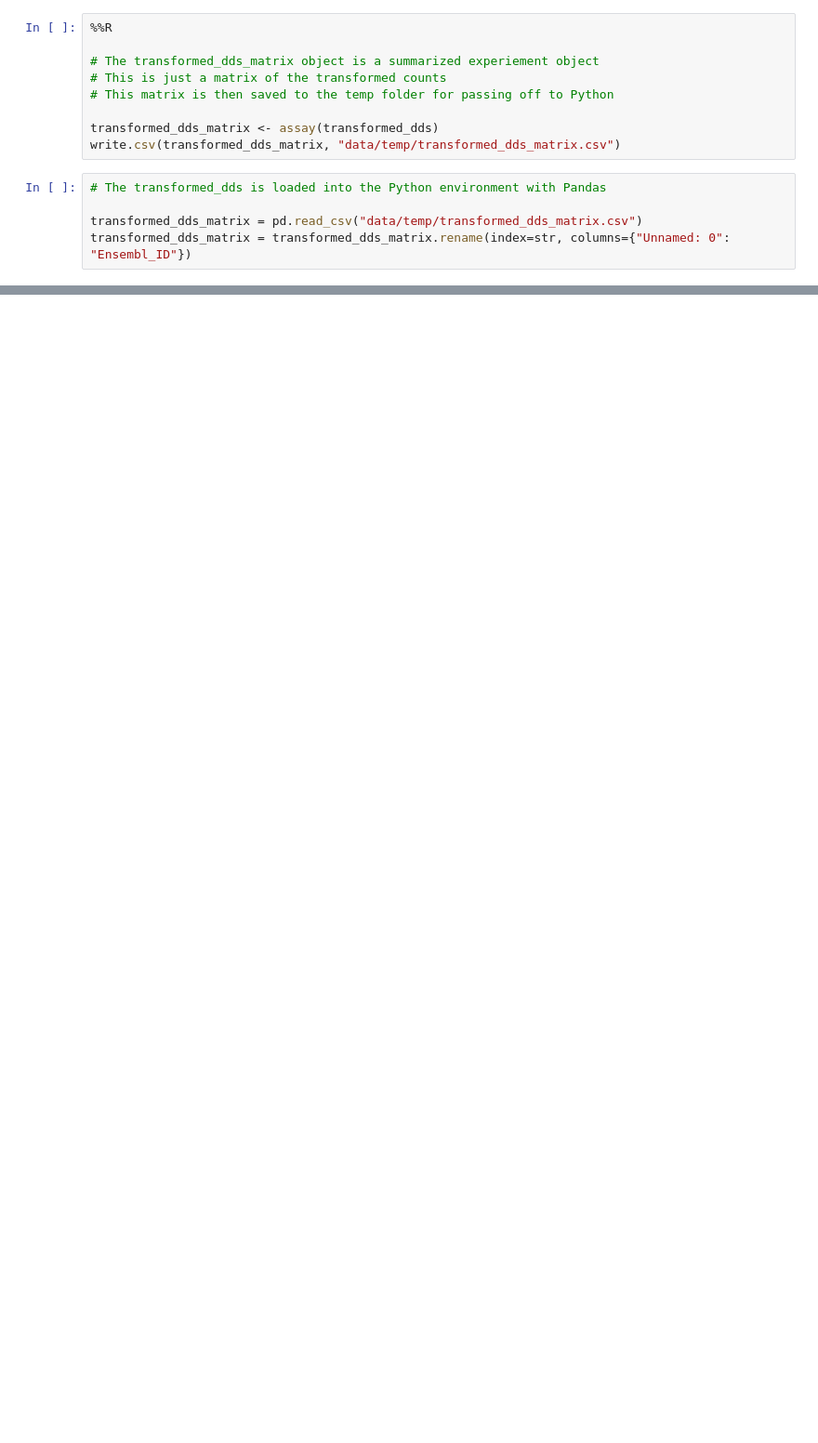
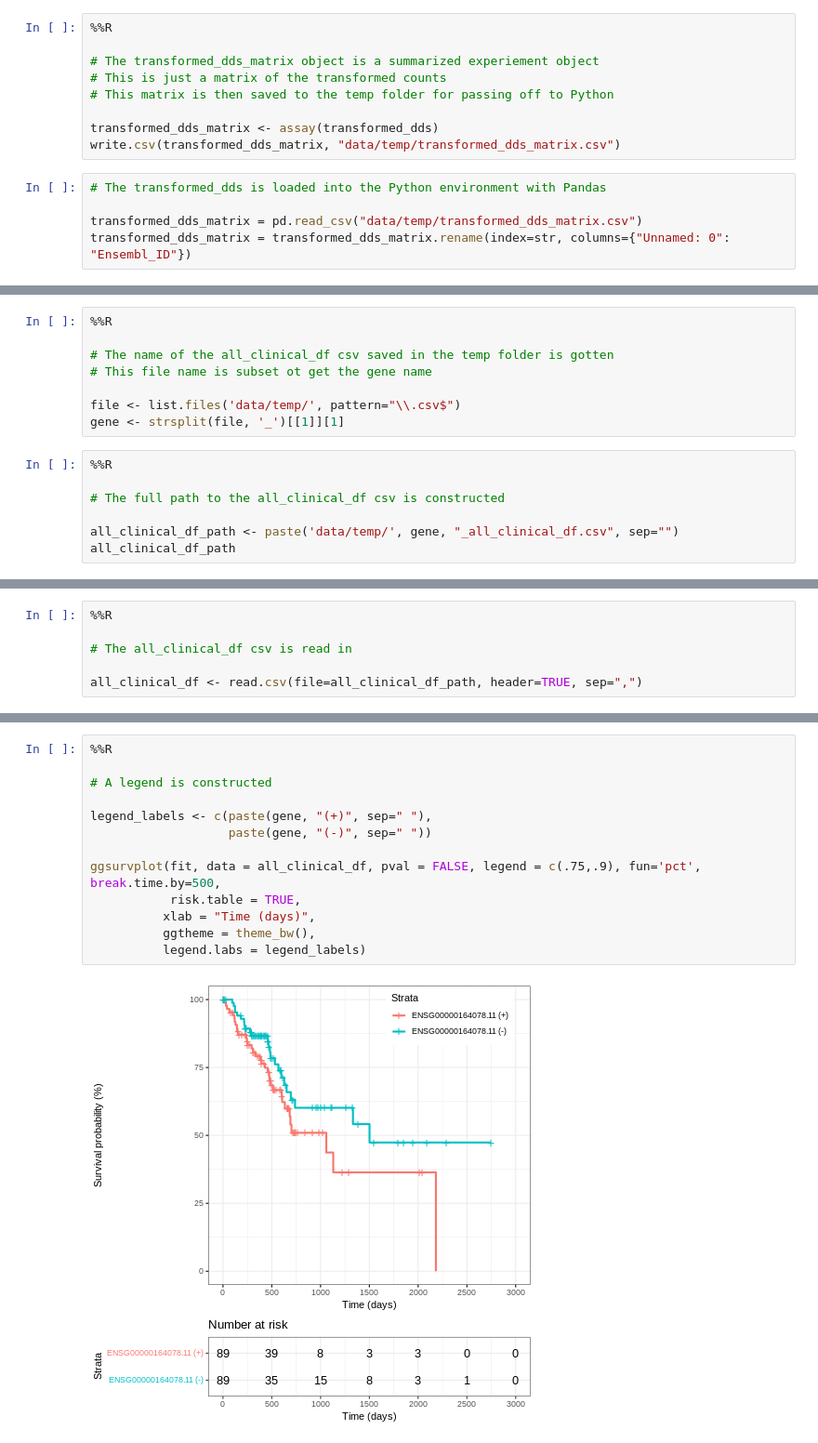
Before and after one commit to brettvanderwerff/TCGA_survival_analysis, a Jupyter notebook: survival_analysis.ipynb, the cells around one changed output, grey strips where cells are left out. Shown at 93% size. Cells and saved outputs as stored; diff of their text form; blank space fills up the shorter version.

```diff
--- a/survival_analysis.ipynb
+++ b/survival_analysis.ipynb
@@ -365,0 +297,15 @@ capture.output(res.cox.extended, file = "data/rna/univariate/ron.txt")
+# %%
+%%R
+
+# The name of the all_clinical_df csv saved in the temp folder is gotten
+# This file name is subset ot get the gene name
+
+file <- list.files('data/temp/', pattern="\\.csv$")
+gene <- strsplit(file, '_')[[1]][1]
+# %%
+%%R
+
+# The full path to the all_clinical_df csv is constructed
+
+all_clinical_df_path <- paste('data/temp/', gene, "_all_clinical_df.csv", sep="")
+all_clinical_df_path
@@ -365,0 +314,6 @@ capture.output(res.cox.extended, file = "data/rna/univariate/ron.txt")
+# %%
+%%R
+
+# The all_clinical_df csv is read in
+
+all_clinical_df <- read.csv(file=all_clinical_df_path, header=TRUE, sep=",")
@@ -365,0 +335,15 @@ capture.output(res.cox.extended, file = "data/rna/univariate/ron.txt")
+# %%
+%%R
+
+# A legend is constructed
+
+legend_labels <- c(paste(gene, "(+)", sep=" "),
+                   paste(gene, "(-)", sep=" "))
+
+ggsurvplot(fit, data = all_clinical_df, pval = FALSE, legend = c(.75,.9), fun='pct', break.time.by=500,
+           risk.table = TRUE,
+          xlab = "Time (days)",
+          ggtheme = theme_bw(),
+          legend.labs = legend_labels)
+# %% [output]
+[figure, added]
```
Also changed, not shown: parts of 43 cells of this notebook, 2 other files.
